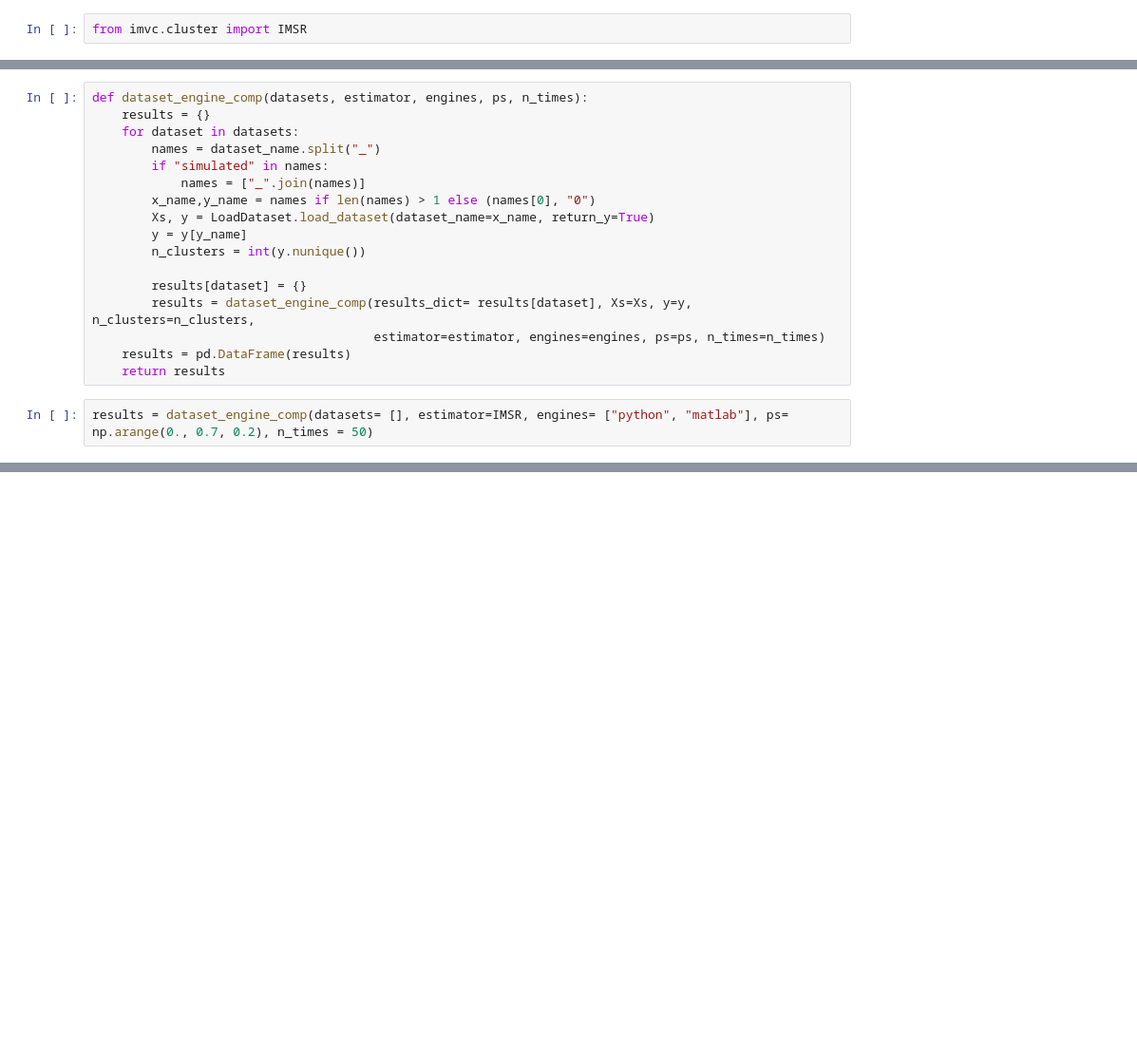
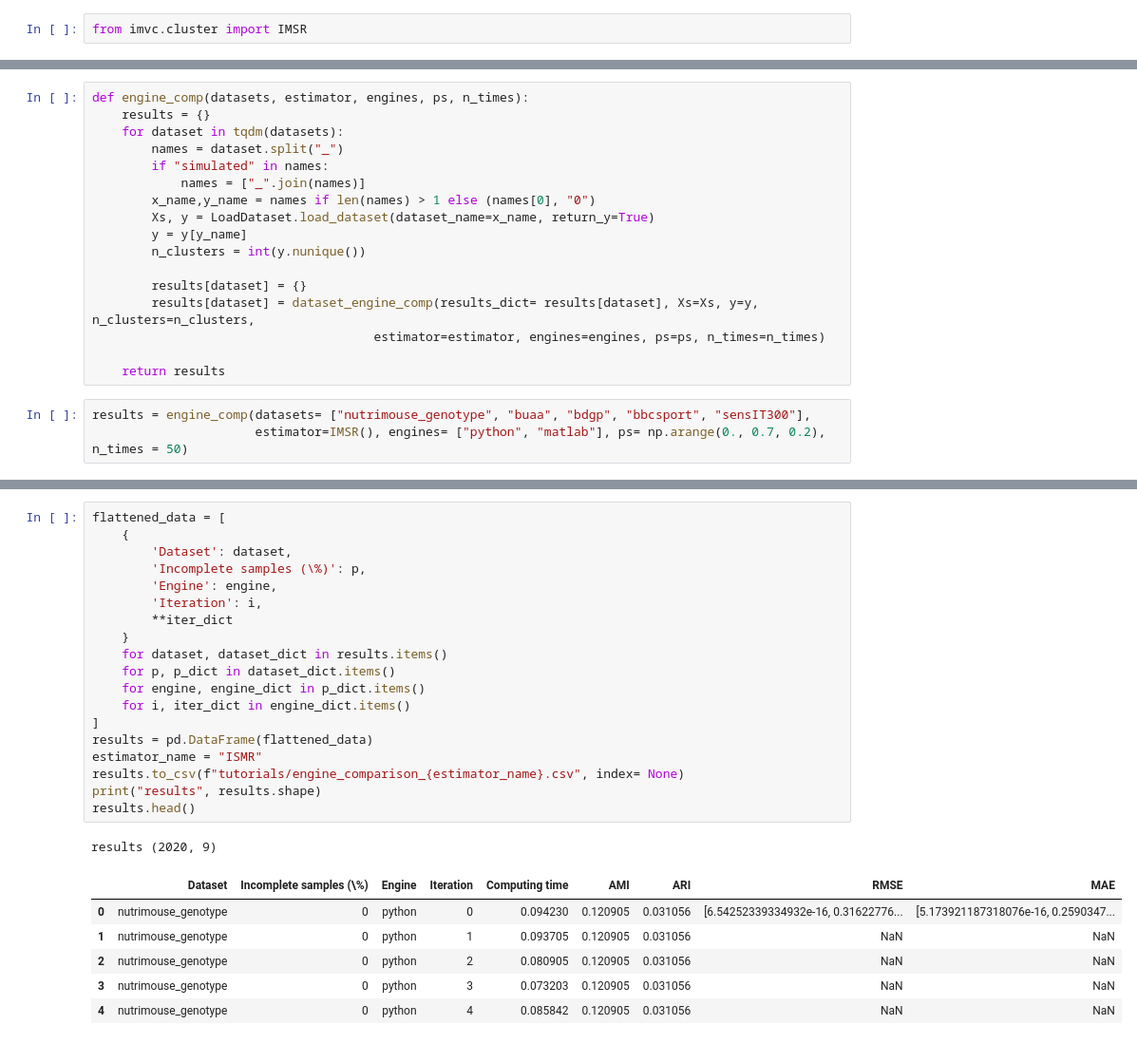
Before and after one commit to RafRomB/imml, a Jupyter notebook: tutorials/engine_comparison.ipynb, the cells around one changed output, grey strips where cells are left out. Shown at 95% size. Drawn from its saved outputs; the diff is of its cells as text; blank space fills up the shorter version.

```diff
--- a/tutorials/engine_comparison.ipynb
+++ b/tutorials/engine_comparison.ipynb
@@ -44,9 +61,9 @@ def dataset_engine_comp(results_dict, Xs, y, n_clusters, estimator, engines, ps,
     return results_dict
 # %%
-def dataset_engine_comp(datasets, estimator, engines, ps, n_times):
+def engine_comp(datasets, estimator, engines, ps, n_times):
     results = {}
-    for dataset in datasets:
-        names = dataset_name.split("_")
+    for dataset in tqdm(datasets):
+        names = dataset.split("_")
         if "simulated" in names:
             names = ["_".join(names)]
         x_name,y_name = names if len(names) > 1 else (names[0], "0")
@@ -55,9 +72,10 @@ def dataset_engine_comp(datasets, estimator, engines, ps, n_times):
         n_clusters = int(y.nunique())
 
         results[dataset] = {}
-        results = dataset_engine_comp(results_dict= results[dataset], Xs=Xs, y=y, n_clusters=n_clusters,
+        results[dataset] = dataset_engine_comp(results_dict= results[dataset], Xs=Xs, y=y, n_clusters=n_clusters,
                                       estimator=estimator, engines=engines, ps=ps, n_times=n_times)
-    results = pd.DataFrame(results)
+
     return results
 # %%
-results = dataset_engine_comp(datasets= [], estimator=IMSR, engines= ["python", "matlab"], ps= np.arange(0., 0.7, 0.2), n_times = 50)
+results = engine_comp(datasets= ["nutrimouse_genotype", "buaa", "bdgp", "bbcsport", "sensIT300"],
+                      estimator=IMSR(), engines= ["python", "matlab"], ps= np.arange(0., 0.7, 0.2), n_times = 50)
@@ -63,0 +100,27 @@ results = dataset_engine_comp(datasets= [], estimator=IMSR, engines= ["python",
+# %%
+flattened_data = [
+    {
+        'Dataset': dataset,
+        'Incomplete samples (\%)': p,
+        'Engine': engine,
+        'Iteration': i,
+        **iter_dict
+    }
+    for dataset, dataset_dict in results.items()
+    for p, p_dict in dataset_dict.items()
+    for engine, engine_dict in p_dict.items()
+    for i, iter_dict in engine_dict.items()
+]
+results = pd.DataFrame(flattened_data)
+estimator_name = "ISMR"
+results.to_csv(f"tutorials/engine_comparison_{estimator_name}.csv", index= None)
+print("results", results.shape)
+results.head()
+# %% [output]
+results (2020, 9)
+|  | Dataset | Incomplete samples (\%) | Engine | Iteration | Computing time | AMI | ARI | RMSE | MAE |
+| 0 | nutrimouse_genotype | 0 | python | 0 | 0.094230 | 0.120905 | 0.031056 | [6.54252339334932e-16, 0.31622776... | [5.173921187318076e-16, 0.2590347... |
+| 1 | nutrimouse_genotype | 0 | python | 1 | 0.093705 | 0.120905 | 0.031056 | NaN | NaN |
+| 2 | nutrimouse_genotype | 0 | python | 2 | 0.080905 | 0.120905 | 0.031056 | NaN | NaN |
+| 3 | nutrimouse_genotype | 0 | python | 3 | 0.073203 | 0.120905 | 0.031056 | NaN | NaN |
+| 4 | nutrimouse_genotype | 0 | python | 4 | 0.085842 | 0.120905 | 0.031056 | NaN | NaN |
```
Also changed, not shown: parts of 4 cells of this notebook, 1 other file.
